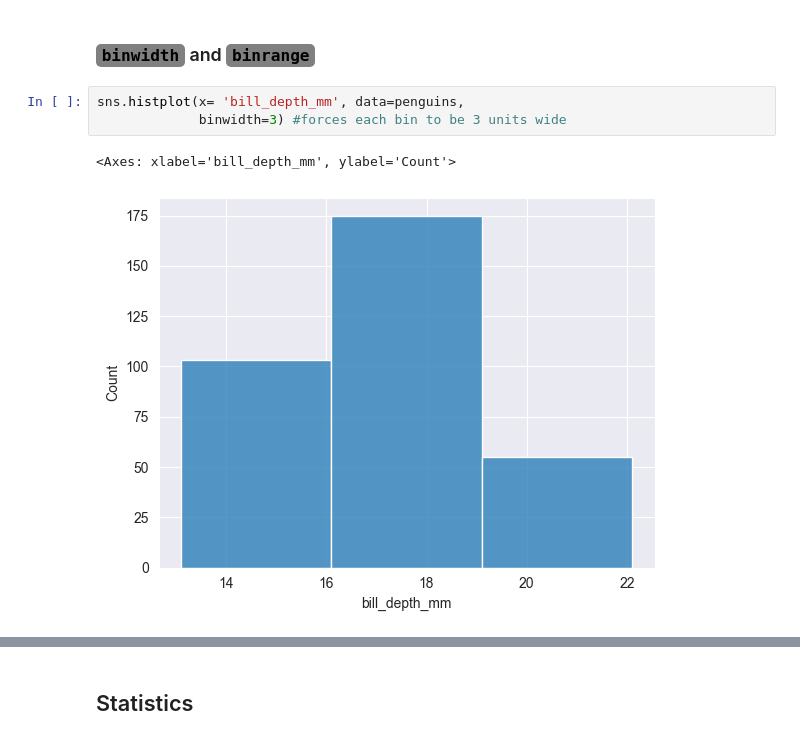
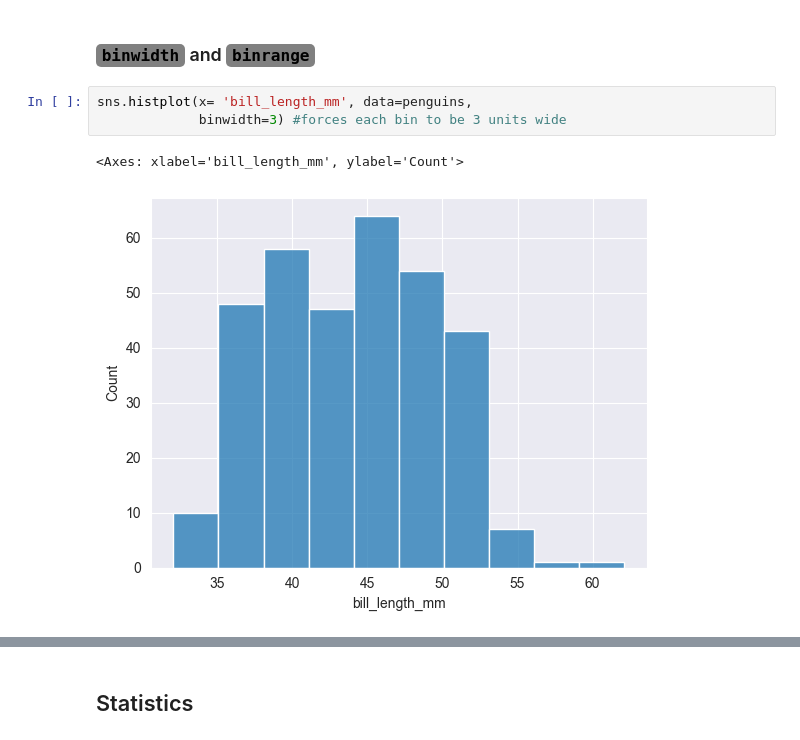
Before and after one commit to mary-vo/seaborn-code-louisville, a Jupyter notebook: seaborn_histogram.ipynb, the cells around one changed output, grey strips where cells are left out. Saved outputs shown, nothing was run; the diff lists cells and outputs as text.

```diff
--- a/seaborn_histogram.ipynb
+++ b/seaborn_histogram.ipynb
@@ -70,8 +70,8 @@ sns.histplot(x= 'bill_depth_mm', data=penguins,
 # %% [markdown]
 ### <code style="background:grey;color:black">binwidth</code> and <code style="background:grey;color:black">binrange</code>
 # %%
-sns.histplot(x= 'bill_depth_mm', data=penguins,
+sns.histplot(x= 'bill_length_mm', data=penguins,
              binwidth=3) #forces each bin to be 3 units wide
 # %% [output]
-<Axes: xlabel='bill_depth_mm', ylabel='Count'>
+<Axes: xlabel='bill_length_mm', ylabel='Count'>
-[figure, old version]
+[figure, new version]
```
Also changed, not shown: parts of 36 cells of this notebook.
